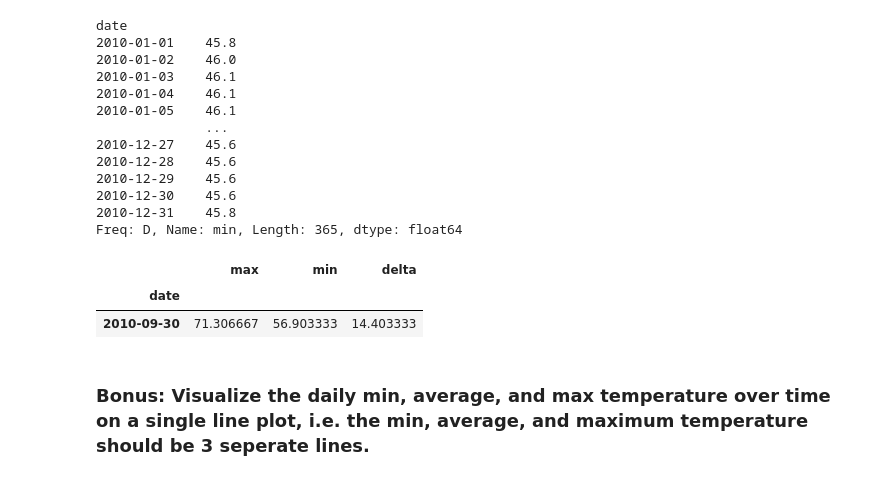
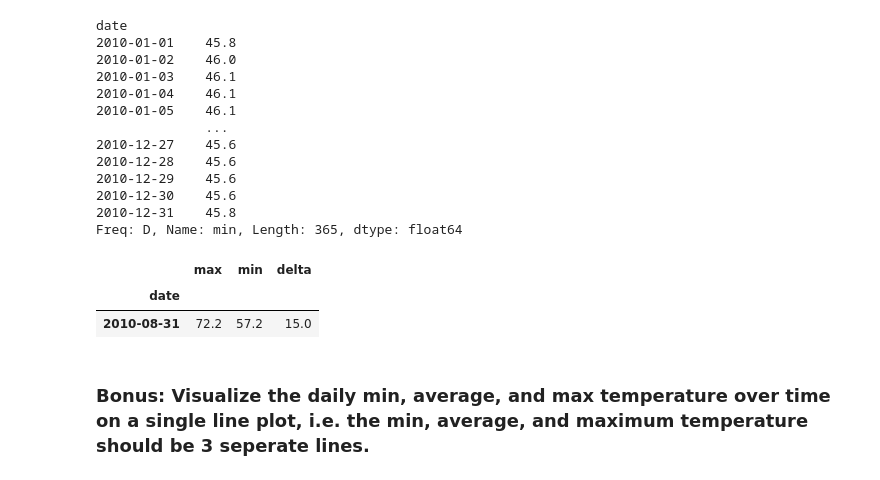
Before and after one commit to guedanie/ds-methodologies-exercises, a Jupyter notebook: time_series/prepare_jp.ipynb, the cells around one changed output. Saved outputs shown, nothing was run; the diff lists cells and outputs as text; code cells hidden in the pictures.

```diff
--- a/time_series/prepare_jp.ipynb
+++ b/time_series/prepare_jp.ipynb
@@ -262,11 +277,11 @@ Freq: D, Name: min, Length: 365, dtype: float64
 # %%
 temp_diff["delta"] = temp_diff["max"] - temp_diff["min"]
 # %%
-temp_diff.resample("M").mean().nlargest(1, columns="delta")
+temp_diff.resample("M").max().nlargest(1, columns="delta")
 # %% [output]
 |  | max | min | delta |
 | date |  |  |  |
-| 2010-09-30 | 71.306667 | 56.903333 | 14.403333 |
+| 2010-08-31 | 72.2 | 57.2 | 15.0 |
 # %% [markdown]
 ### Bonus: Visualize the daily min, average, and max temperature over time on a single line plot, i.e. the min, average, and maximum temperature should be 3 seperate lines.
 # %%
```
Also changed, not shown: parts of 8 cells of this notebook.
